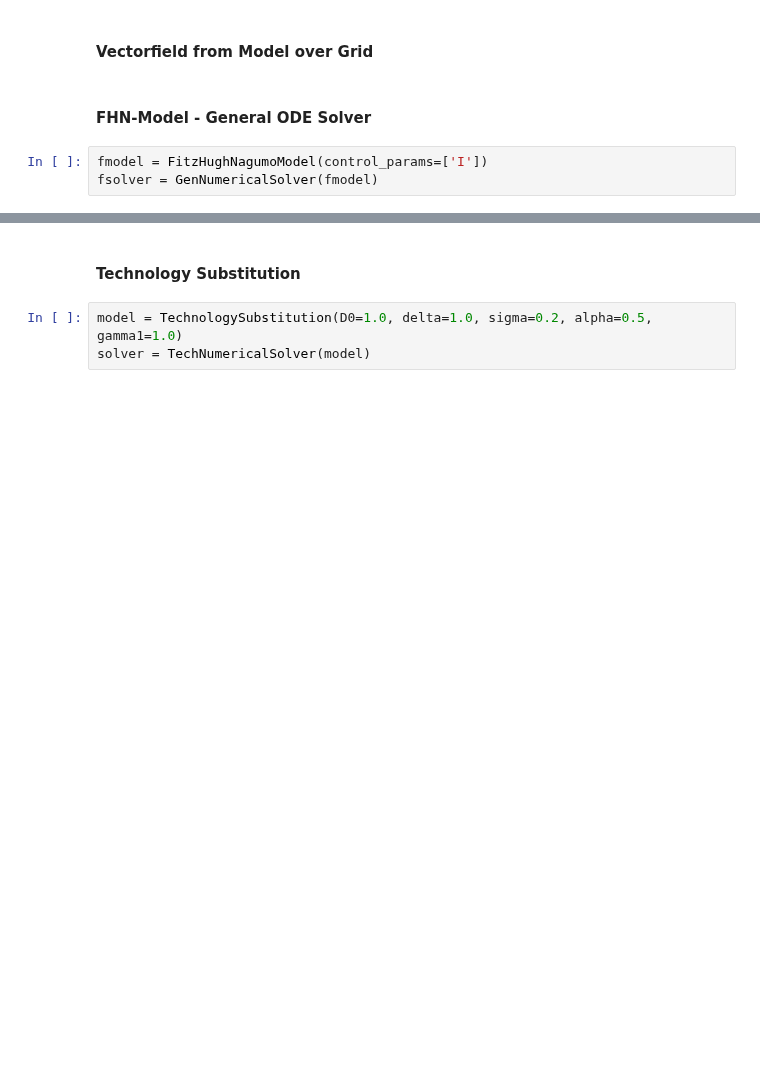
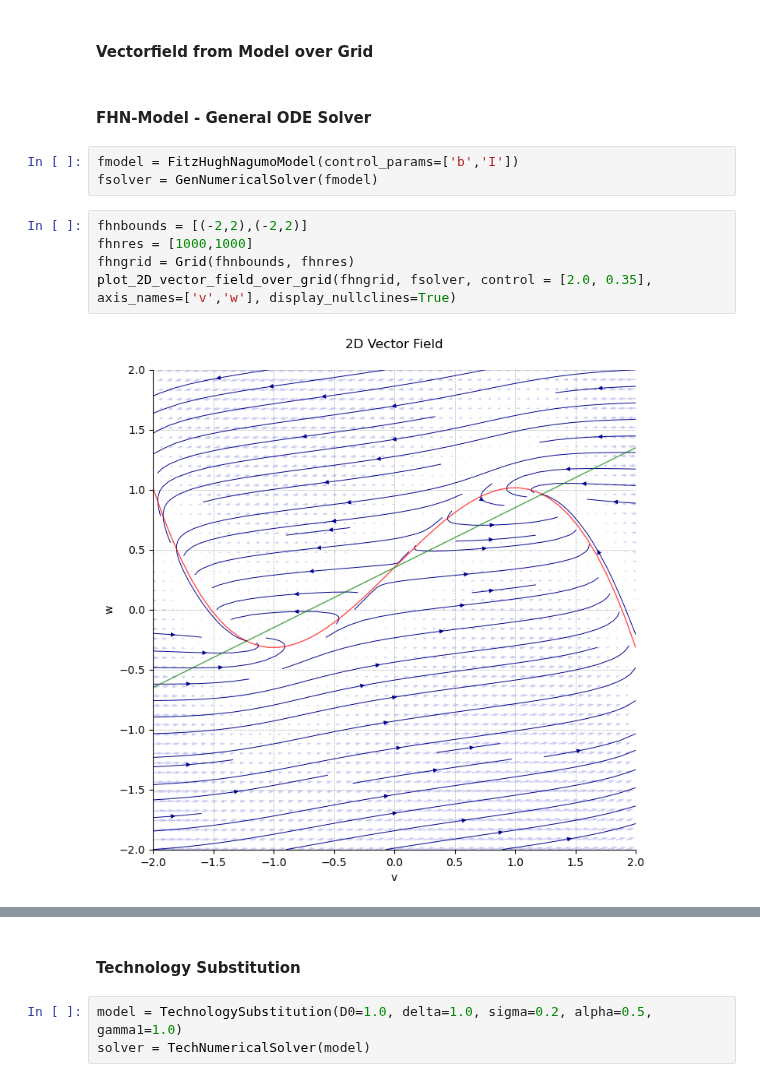
Before and after one commit to Lighfe/mdp-world-model, a Jupyter notebook: data_generation/visualization/plot_tests.ipynb, the cells around one changed output, grey strips where cells are left out. Saved outputs shown, nothing was run; the diff lists cells and outputs as text; blank space fills up the shorter version.

```diff
--- a/data_generation/visualization/plot_tests.ipynb
+++ b/data_generation/visualization/plot_tests.ipynb
@@ -44,5 +44,12 @@ plot_2D_vector_field(test_vectorfield, [[-1, 1], [-1, 1]])
 # %% [markdown]
 #### FHN-Model - General ODE Solver
 # %%
-fmodel = FitzHughNagumoModel(control_params=['I'])
+fmodel = FitzHughNagumoModel(control_params=['b','I'])
 fsolver = GenNumericalSolver(fmodel)
+# %%
+fhnbounds = [(-2,2),(-2,2)]
+fhnres = [1000,1000]
+fhngrid = Grid(fhnbounds, fhnres)
+plot_2D_vector_field_over_grid(fhngrid, fsolver, control = [2.0, 0.35], axis_names=['v','w'], display_nullclines=True)
+# %% [output]
+[figure, added]
```
Also changed, not shown: parts of 4 cells of this notebook, 2 other files.
